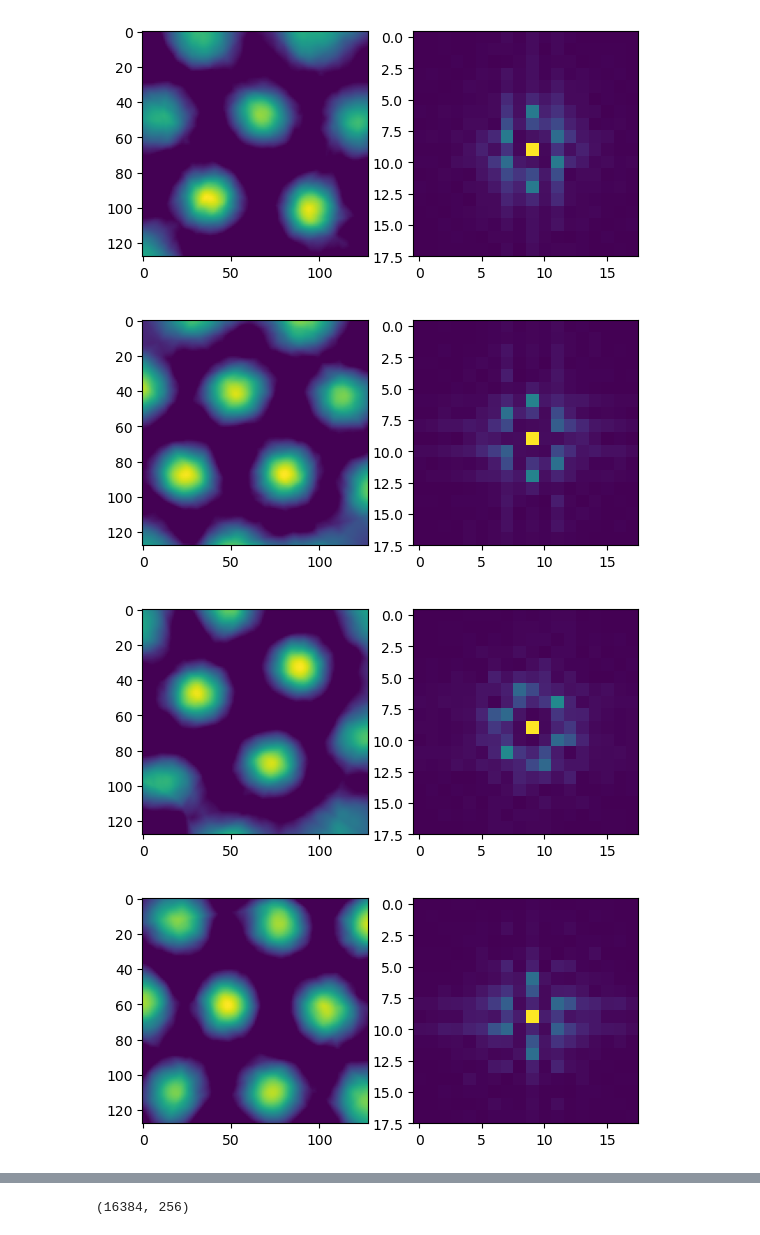
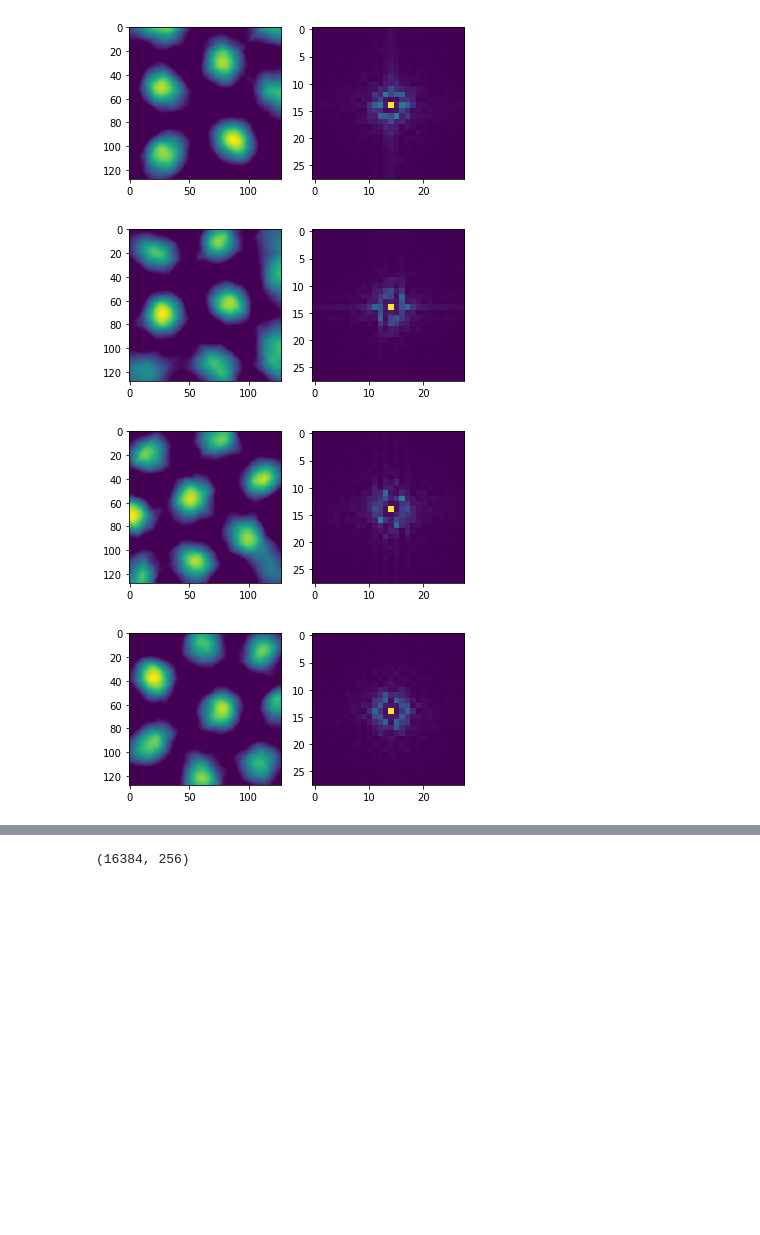
Before and after one commit to bioAI-Oslo/GridsWithoutPI, a Jupyter notebook: train_ff.ipynb, the cells around one changed output, grey strips where cells are left out. Drawn from its saved outputs; the diff is of its cells as text; code cells hidden in the pictures; blank space fills up the shorter version.

```diff
--- a/train_ff.ipynb
+++ b/train_ff.ipynb
@@ -9,21 +9,17 @@ from models import FFGC
 import scipy
 # %%
 ## Training parameters
-train_steps = 30000
+train_steps = 10000
 bs = 128 # batch size
-
-# Model parameters
-ng = 256 # no. of recurrent units
-alpha = 0.9 # loss weighting
 # %%
 # instantiate feedforward model
 device = torch.device('cuda' if torch.cuda.is_available() else 'cpu')
-
-model = FFGC(ng = ng, device = device, alpha = alpha)
+model = FFGC()
+model.to(device)
 optimizer = torch.optim.Adam(model.parameters(), lr = 1e-3)
 # %%
-loss_history = []
-for i in tqdm(range(train_steps)):
+#model = model.load()
+for i in tqdm(range(train_steps-len(model.total_loss_history))):
     r = torch.rand((bs, 2), device = device)*4*np.pi - 2*np.pi
     loss = model.train_step(inputs = r, labels = r, optimizer = optimizer)
-    loss_history.append(loss.item())
+#model.save()
@@ -57,7 +54,7 @@ for i in range(ns):
 ratemaps = gs.reshape(128,128, -1).T
 fft = scipy.fft.fftn(ratemaps, axes=  (1, 2))
 fft = scipy.fft.fftshift(fft, (1, 2))
-fft = fft[:,55:-55, 55:-55]
+fft = fft[:,50:-50, 50:-50]
 for i in range(10):
     fig, ax = plt.subplots(1, 2)
     ax[0].imshow(ratemaps[i])
@@ -69,4 +66,4 @@ for i in range(10):
-[figure, old version]
+[figure, new version]
-[figure, old version]
+[figure, new version]
-[figure, old version]
+[figure, new version]
-[figure, old version]
+[figure, new version]
```
Also changed, not shown: parts of 5 cells of this notebook, 1 other file.
